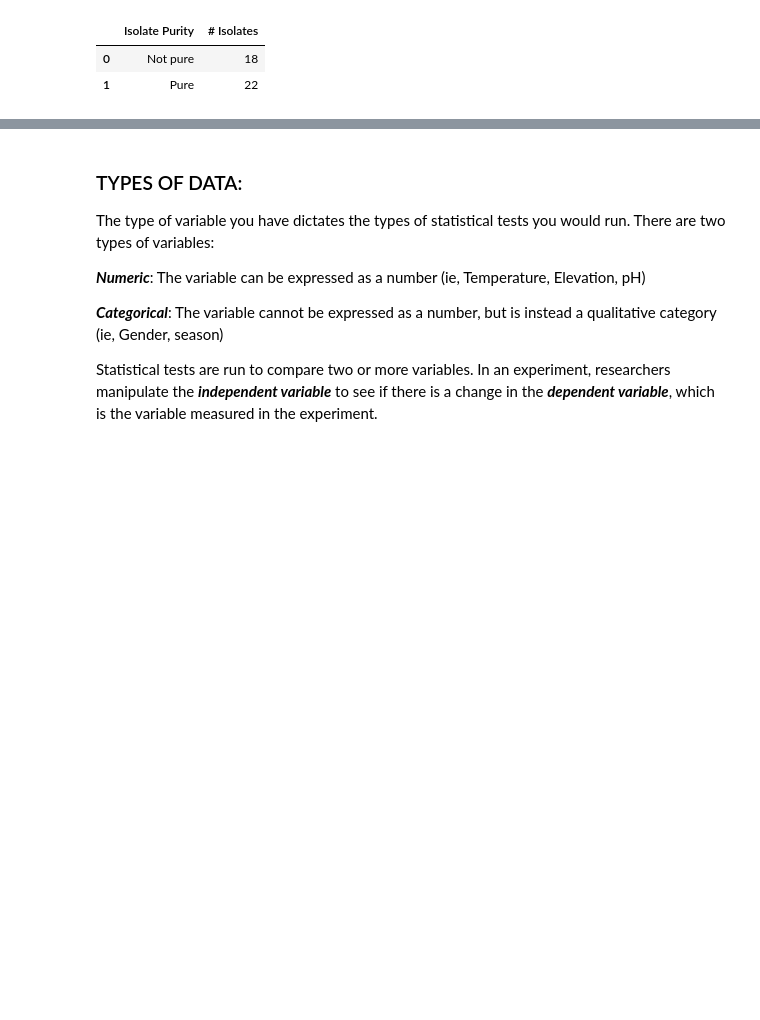
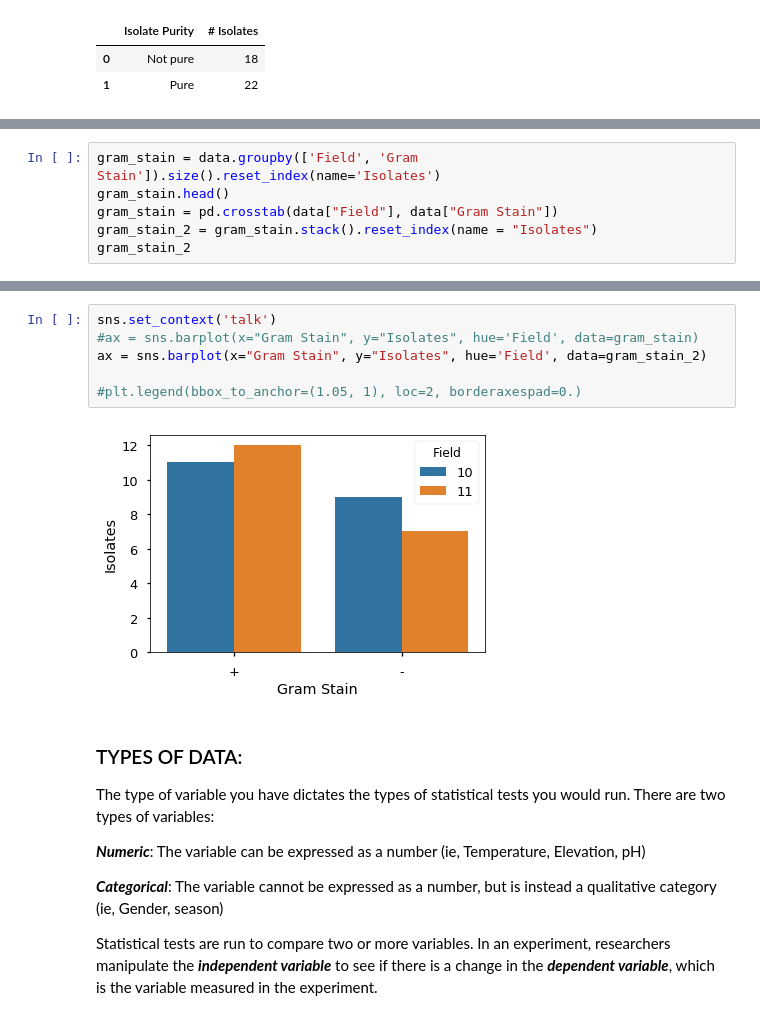
Before and after one commit to keithgmitchell/Isolate-Analysis, a Jupyter notebook: 109AL-F18 Analysis Notebook.ipynb, the cells around one changed output, grey strips where cells are left out. Drawn from its saved outputs; the diff is of its cells as text; blank space fills up the shorter version.

```diff
--- a/109AL-F18 Analysis Notebook.ipynb
+++ b/109AL-F18 Analysis Notebook.ipynb
@@ -120,0 +145,6 @@ plt.legend(bbox_to_anchor=(1.05, 1), loc=2, borderaxespad=0.)
+# %%
+gram_stain = data.groupby(['Field', 'Gram Stain']).size().reset_index(name='Isolates')
+gram_stain.head()
+gram_stain = pd.crosstab(data["Field"], data["Gram Stain"])
+gram_stain_2 = gram_stain.stack().reset_index(name = "Isolates")
+gram_stain_2
@@ -121,3 +157,11 @@ plt.legend(bbox_to_anchor=(1.05, 1), loc=2, borderaxespad=0.)
+# %%
+sns.set_context('talk')
+#ax = sns.barplot(x="Gram Stain", y="Isolates", hue='Field', data=gram_stain)
+ax = sns.barplot(x="Gram Stain", y="Isolates", hue='Field', data=gram_stain_2)
+
+#plt.legend(bbox_to_anchor=(1.05, 1), loc=2, borderaxespad=0.)
+# %% [output]
+[figure, added]
 # %% [markdown]
 ### TYPES OF DATA:
 The type of variable you have dictates the types of statistical tests you would run. There are two types of variables:
```
Also changed, not shown: parts of 34 cells of this notebook.
